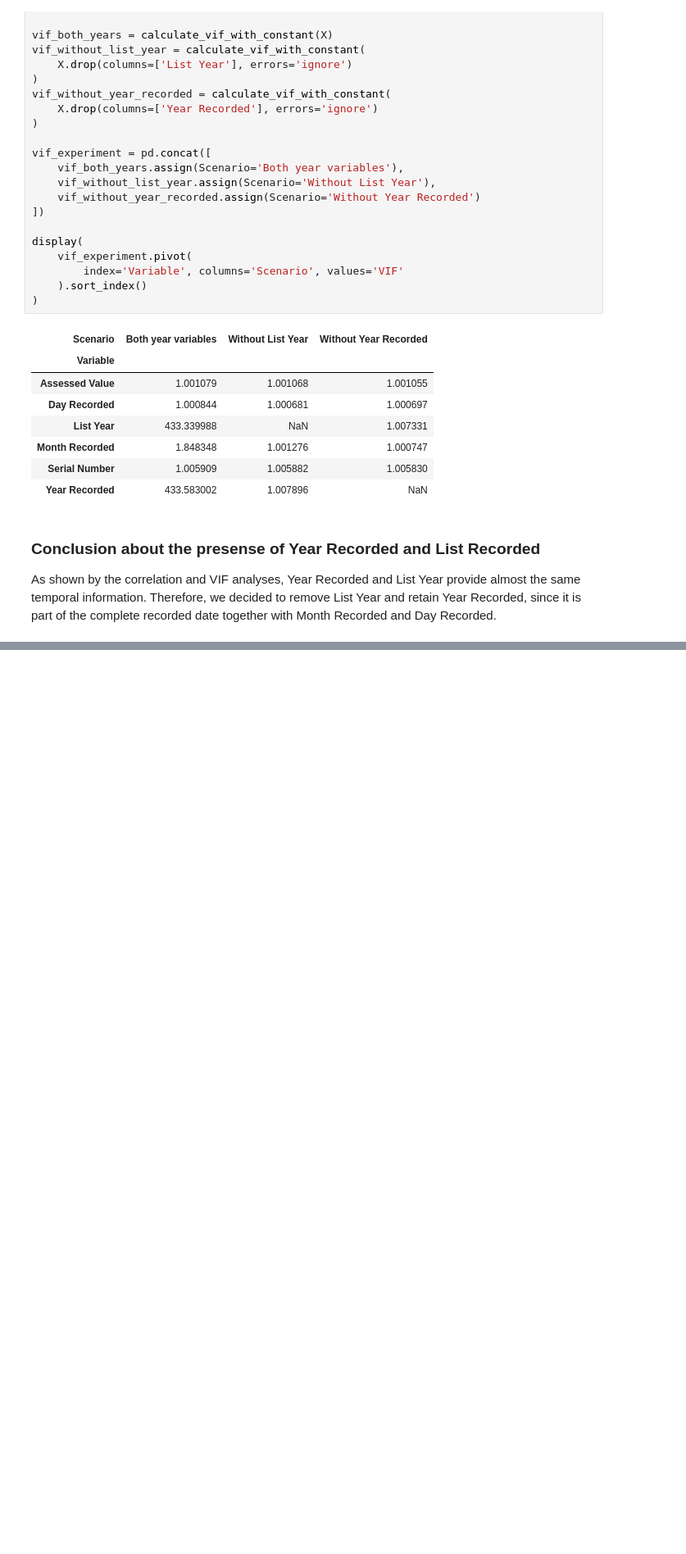
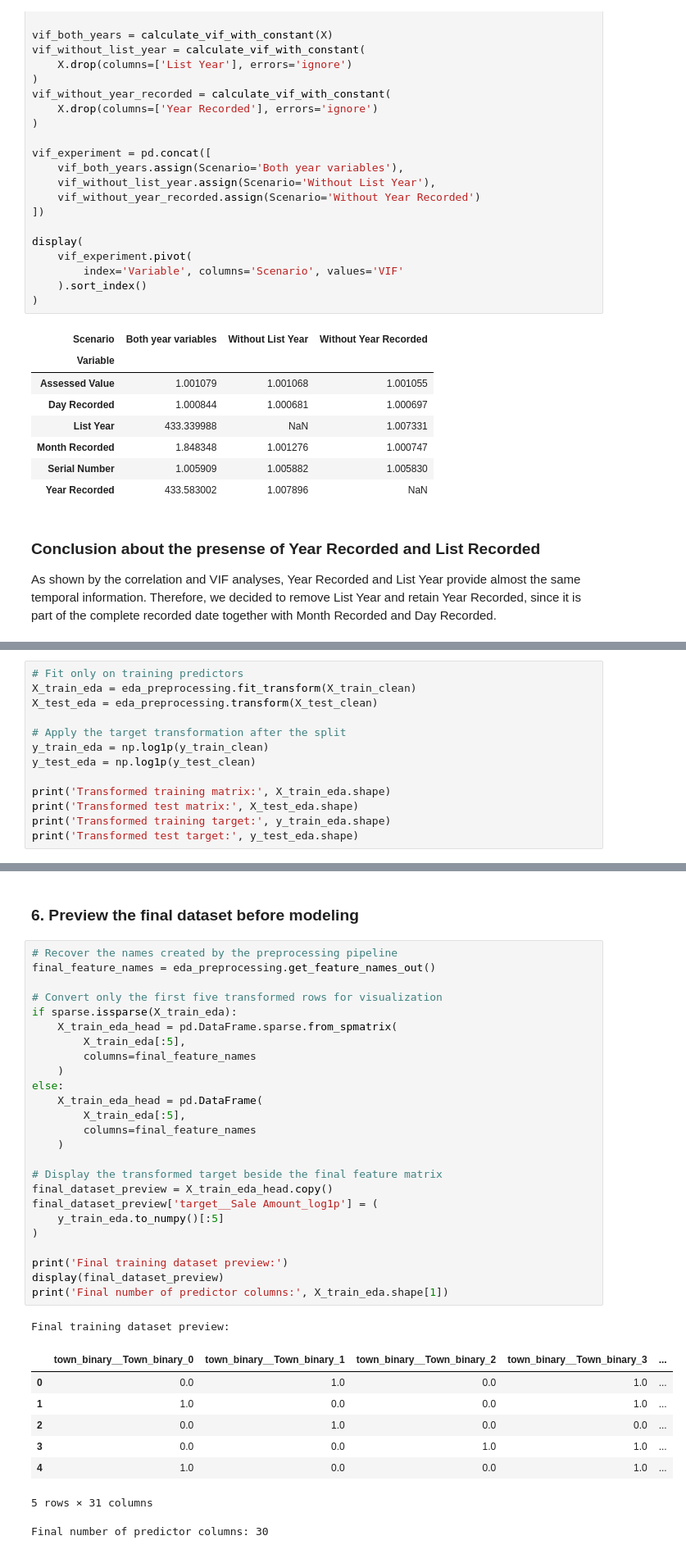
Before and after one commit to SSloan07/ValuingH0M3, a Jupyter notebook: ValuingH0M3.ipynb, the cells around one changed output, grey strips where cells are left out. Shown at 82% size. Drawn from its saved outputs; the diff is of its cells as text; blank space fills up the shorter version.

```diff
--- a/ValuingH0M3.ipynb
+++ b/ValuingH0M3.ipynb
@@ -1011,0 +1142,13 @@ As shown by the correlation and VIF analyses, Year Recorded and List Year provid
+# %%
+# Fit only on training predictors
+X_train_eda = eda_preprocessing.fit_transform(X_train_clean)
+X_test_eda = eda_preprocessing.transform(X_test_clean)
+
+# Apply the target transformation after the split
+y_train_eda = np.log1p(y_train_clean)
+y_test_eda = np.log1p(y_test_clean)
+
+print('Transformed training matrix:', X_train_eda.shape)
+print('Transformed test matrix:', X_test_eda.shape)
+print('Transformed training target:', y_train_eda.shape)
+print('Transformed test target:', y_test_eda.shape)
@@ -1011,0 +1182,37 @@ As shown by the correlation and VIF analyses, Year Recorded and List Year provid
+# %% [markdown]
+### 6. Preview the final dataset before modeling
+# %%
+# Recover the names created by the preprocessing pipeline
+final_feature_names = eda_preprocessing.get_feature_names_out()
+
+# Convert only the first five transformed rows for visualization
+if sparse.issparse(X_train_eda):
+    X_train_eda_head = pd.DataFrame.sparse.from_spmatrix(
+        X_train_eda[:5],
+        columns=final_feature_names
+    )
+else:
+    X_train_eda_head = pd.DataFrame(
+        X_train_eda[:5],
+        columns=final_feature_names
+    )
+
+# Display the transformed target beside the final feature matrix
+final_dataset_preview = X_train_eda_head.copy()
+final_dataset_preview['target__Sale Amount_log1p'] = (
+    y_train_eda.to_numpy()[:5]
+)
+
+print('Final training dataset preview:')
+display(final_dataset_preview)
+print('Final number of predictor columns:', X_train_eda.shape[1])
+# %% [output]
+Final training dataset preview:
+|  | town_binary__Town_binary_0 | town_binary__Town_binary_1 | town_binary__Town_binary_2 | town_binary__Town_binary_3 | ... |
+| 0 | 0.0 | 1.0 | 0.0 | 1.0 | ... |
+| 1 | 1.0 | 0.0 | 0.0 | 1.0 | ... |
+| 2 | 0.0 | 1.0 | 0.0 | 0.0 | ... |
+| 3 | 0.0 | 0.0 | 1.0 | 1.0 | ... |
+| 4 | 1.0 | 0.0 | 0.0 | 1.0 | ... |
+5 rows × 31 columns
+Final number of predictor columns: 30
```
Also changed, not shown: parts of 12 cells of this notebook, 1 other file.
